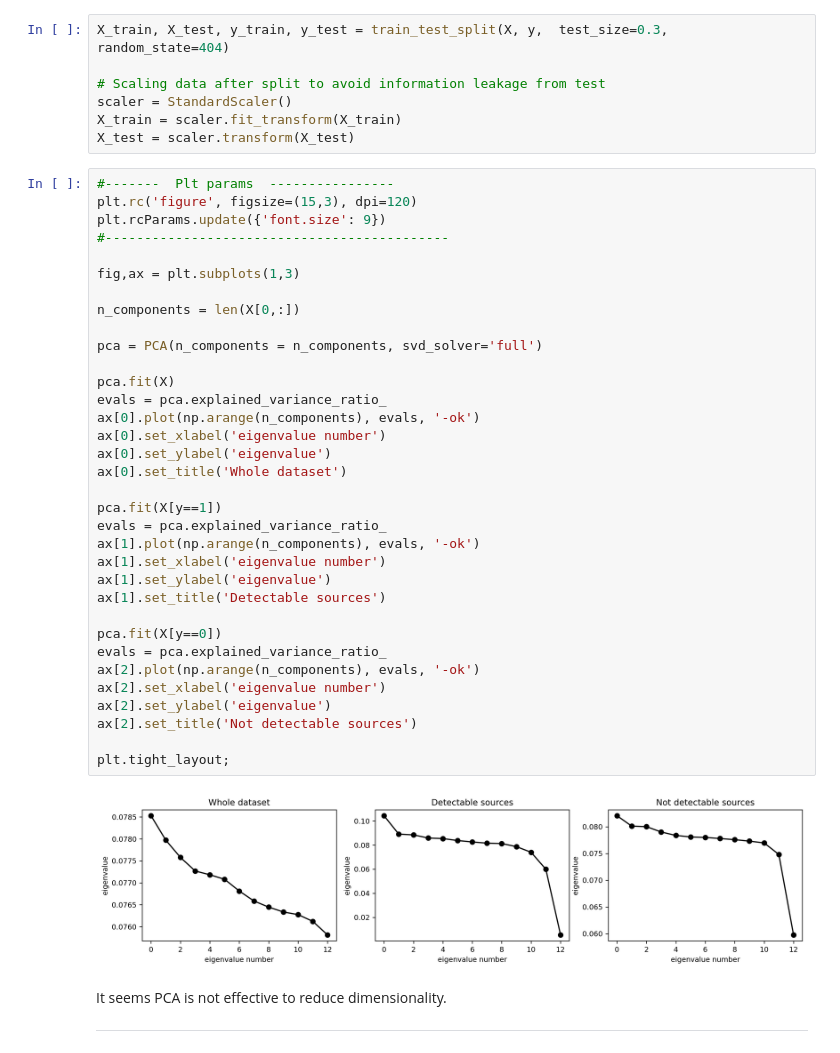
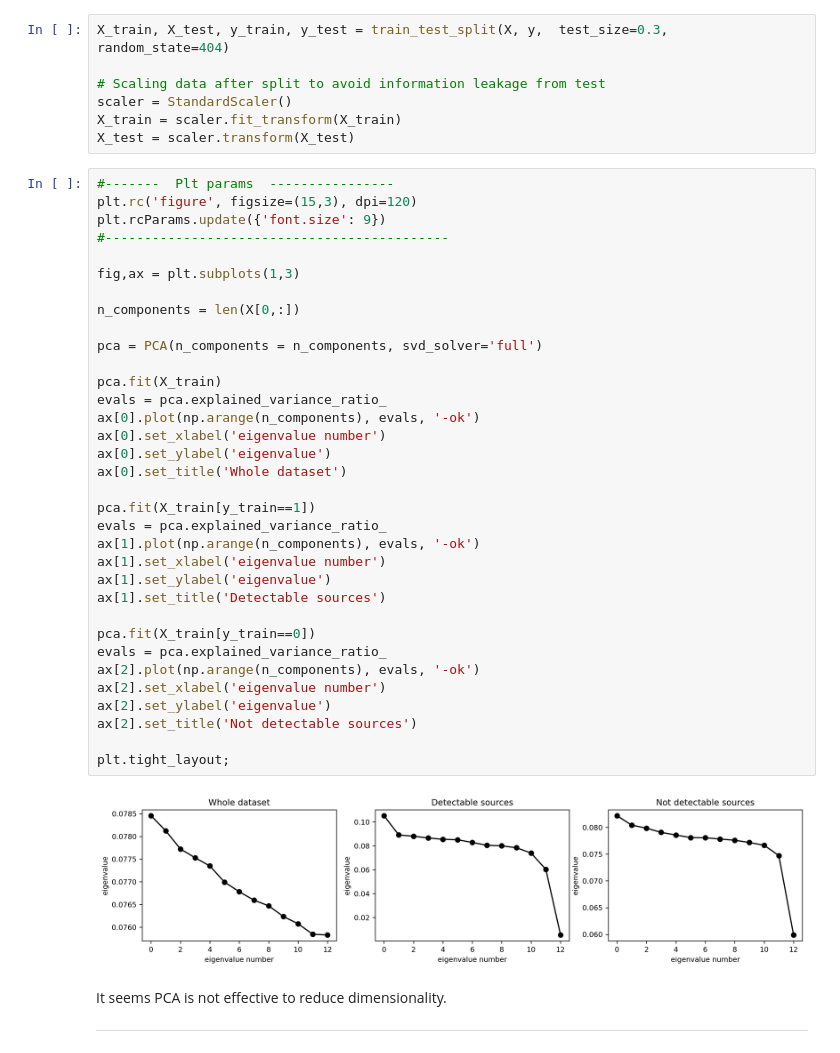
Before and after one commit to FraNob/astrostatistics_bicocca_2022, a Jupyter notebook: working/W20_LIGO_classification.ipynb, the cells around one changed output. Cells and saved outputs as stored; diff of their text form.

```diff
--- a/working/W20_LIGO_classification.ipynb
+++ b/working/W20_LIGO_classification.ipynb
@@ -147,37 +147,37 @@ X_test = scaler.transform(X_test)
 plt.rc('figure', figsize=(15,3), dpi=120)
 plt.rcParams.update({'font.size': 9})
 #--------------------------------------------
 
 fig,ax = plt.subplots(1,3)
 
 n_components = len(X[0,:])
 
 pca = PCA(n_components = n_components, svd_solver='full')
 
-pca.fit(X)
+pca.fit(X_train)
 evals = pca.explained_variance_ratio_
 ax[0].plot(np.arange(n_components), evals, '-ok')
 ax[0].set_xlabel('eigenvalue number')
 ax[0].set_ylabel('eigenvalue')
 ax[0].set_title('Whole dataset')
 
-pca.fit(X[y==1])
+pca.fit(X_train[y_train==1])
 evals = pca.explained_variance_ratio_
 ax[1].plot(np.arange(n_components), evals, '-ok')
 ax[1].set_xlabel('eigenvalue number')
 ax[1].set_ylabel('eigenvalue')
 ax[1].set_title('Detectable sources')
 
-pca.fit(X[y==0])
+pca.fit(X_train[y_train==0])
 evals = pca.explained_variance_ratio_
 ax[2].plot(np.arange(n_components), evals, '-ok')
 ax[2].set_xlabel('eigenvalue number')
 ax[2].set_ylabel('eigenvalue')
 ax[2].set_title('Not detectable sources')
 
 plt.tight_layout;
 # %% [output]
-[figure, old version]
+[figure, new version]
 # %% [markdown]
 It seems PCA is not effective to reduce dimensionality.
 
```
